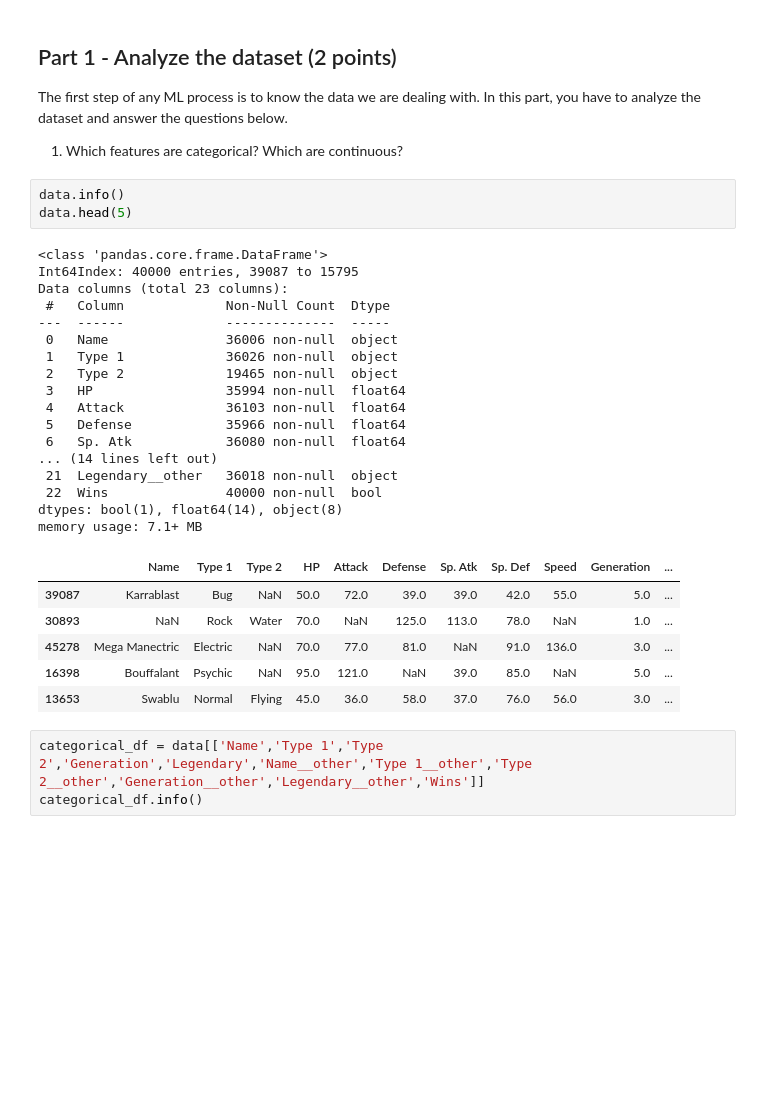
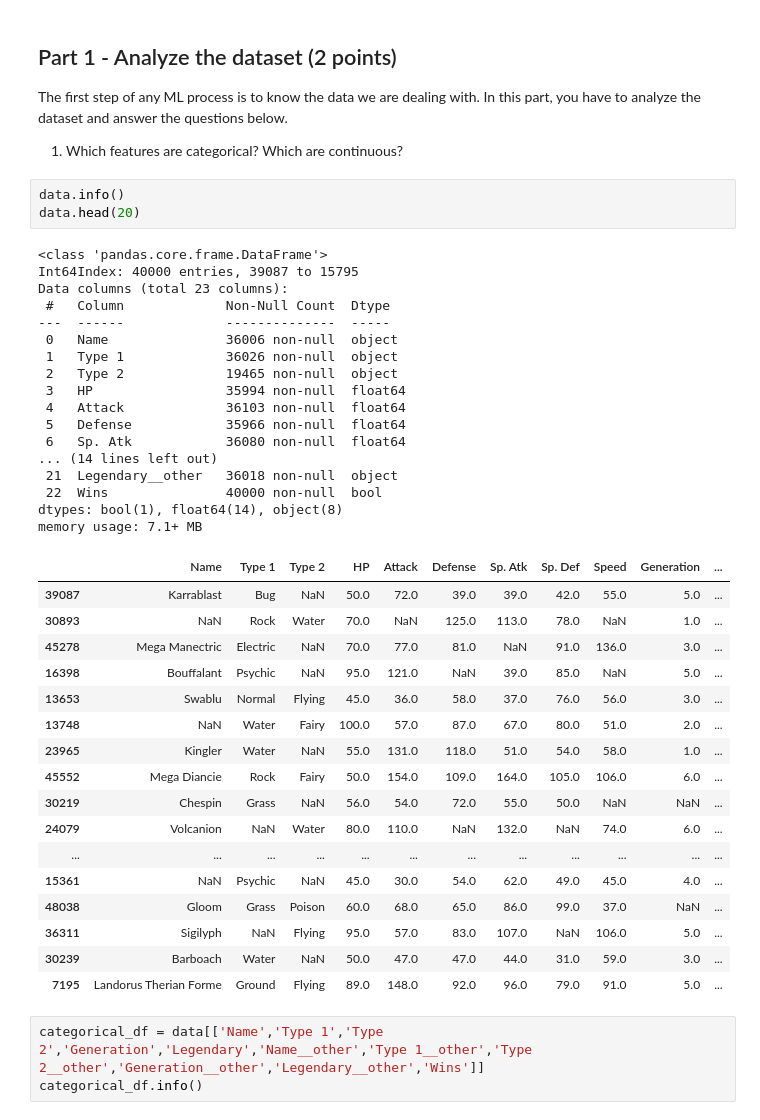
Before and after one commit to elskater98/ml-pokemon-prediction, a Jupyter notebook: pokemon_basic-ml.ipynb, the cells around one changed output. Saved outputs shown, nothing was run; the diff lists cells and outputs as text; blank space fills up the shorter version.

```diff
--- a/pokemon_basic-ml.ipynb
+++ b/pokemon_basic-ml.ipynb
@@ -58,31 +62,42 @@ The first step of any ML process is to know the data we are dealing with. In thi
 1. Which features are categorical? Which are continuous?
 # %%
 data.info()
-data.head(5)
+data.head(20)
 # %% [output]
 <class 'pandas.core.frame.DataFrame'>
 Int64Index: 40000 entries, 39087 to 15795
 Data columns (total 23 columns):
  #   Column             Non-Null Count  Dtype
 ---  ------             --------------  -----
  0   Name               36006 non-null  object
  1   Type 1             36026 non-null  object
  2   Type 2             19465 non-null  object
  3   HP                 35994 non-null  float64
  4   Attack             36103 non-null  float64
  5   Defense            35966 non-null  float64
  6   Sp. Atk            36080 non-null  float64
 ... (14 lines left out)
  21  Legendary__other   36018 non-null  object
  22  Wins               40000 non-null  bool
 dtypes: bool(1), float64(14), object(8)
 memory usage: 7.1+ MB
 |  | Name | Type 1 | Type 2 | HP | Attack | Defense | Sp. Atk | Sp. Def | Speed | Generation | ... |
 | 39087 | Karrablast | Bug | NaN | 50.0 | 72.0 | 39.0 | 39.0 | 42.0 | 55.0 | 5.0 | ... |
 | 30893 | NaN | Rock | Water | 70.0 | NaN | 125.0 | 113.0 | 78.0 | NaN | 1.0 | ... |
 | 45278 | Mega Manectric | Electric | NaN | 70.0 | 77.0 | 81.0 | NaN | 91.0 | 136.0 | 3.0 | ... |
 | 16398 | Bouffalant | Psychic | NaN | 95.0 | 121.0 | NaN | 39.0 | 85.0 | NaN | 5.0 | ... |
 | 13653 | Swablu | Normal | Flying | 45.0 | 36.0 | 58.0 | 37.0 | 76.0 | 56.0 | 3.0 | ... |
+| 13748 | NaN | Water | Fairy | 100.0 | 57.0 | 87.0 | 67.0 | 80.0 | 51.0 | 2.0 | ... |
+| 23965 | Kingler | Water | NaN | 55.0 | 131.0 | 118.0 | 51.0 | 54.0 | 58.0 | 1.0 | ... |
+| 45552 | Mega Diancie | Rock | Fairy | 50.0 | 154.0 | 109.0 | 164.0 | 105.0 | 106.0 | 6.0 | ... |
+| 30219 | Chespin | Grass | NaN | 56.0 | 54.0 | 72.0 | 55.0 | 50.0 | NaN | NaN | ... |
+| 24079 | Volcanion | NaN | Water | 80.0 | 110.0 | NaN | 132.0 | NaN | 74.0 | 6.0 | ... |
+| ... | ... | ... | ... | ... | ... | ... | ... | ... | ... | ... | ... |
+| 15361 | NaN | Psychic | NaN | 45.0 | 30.0 | 54.0 | 62.0 | 49.0 | 45.0 | 4.0 | ... |
+| 48038 | Gloom | Grass | Poison | 60.0 | 68.0 | 65.0 | 86.0 | 99.0 | 37.0 | NaN | ... |
+| 36311 | Sigilyph | NaN | Flying | 95.0 | 57.0 | 83.0 | 107.0 | NaN | 106.0 | 5.0 | ... |
+| 30239 | Barboach | Water | NaN | 50.0 | 47.0 | 47.0 | 44.0 | 31.0 | 59.0 | 3.0 | ... |
+| 7195 | Landorus Therian Forme | Ground | Flying | 89.0 | 148.0 | 92.0 | 96.0 | 79.0 | 91.0 | 5.0 | ... |
 # %%
 categorical_df = data[['Name','Type 1','Type 2','Generation','Legendary','Name__other','Type 1__other','Type 2__other','Generation__other','Legendary__other','Wins']]
 categorical_df.info()
```
Also changed, not shown: parts of 11 cells of this notebook, 4 other files.
